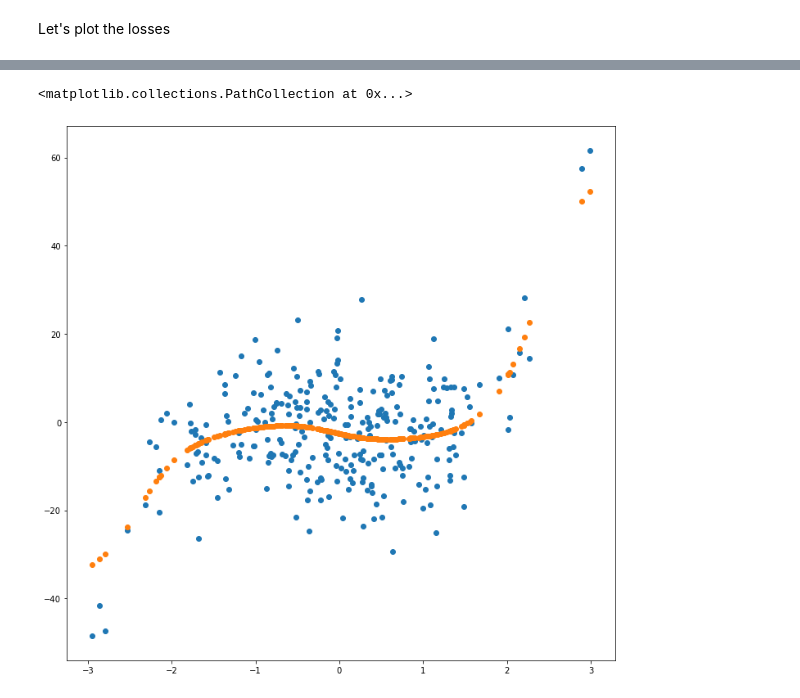
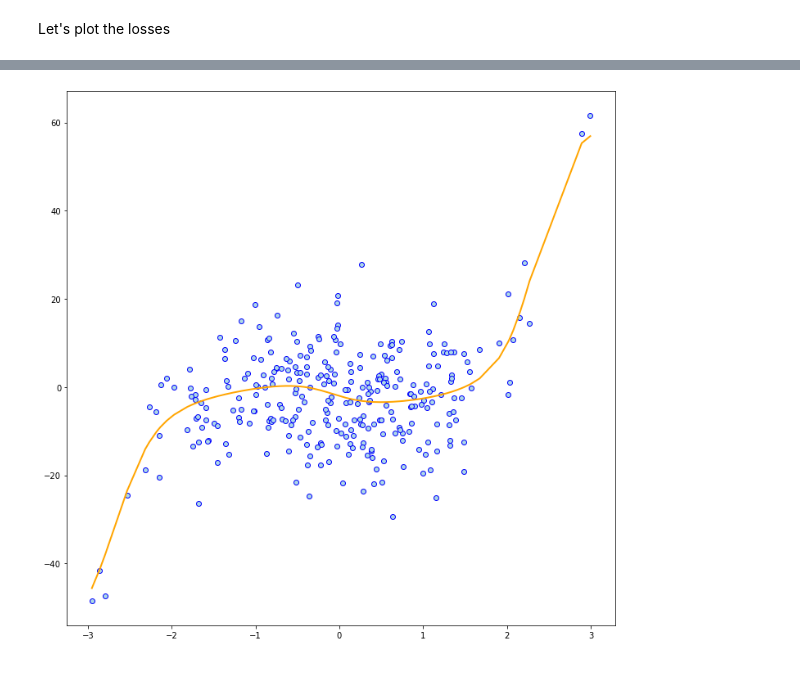
Before and after one commit to ayjabri/Regression, a Jupyter notebook: NN/NN_Regression.ipynb, the cells around one changed output, grey strips where cells are left out. Drawn from its saved outputs; the diff is of its cells as text; code cells hidden in the pictures.

```diff
--- a/NN/NN_Regression.ipynb
+++ b/NN/NN_Regression.ipynb
@@ -104,7 +99,14 @@ torch.Size([300, 1])
-# %%
-plt.figure(figsize=(12,12))
-plt.scatter(x,y)
-plt.scatter(x,y_hat)
-# %% [output]
-<matplotlib.collections.PathCollection at 0x...>
-[figure, removed]
+# %%
+# value-sort x for plottable predictions
+sort_idx = torch.argsort(x)
+y_hat= net.predict(x_train[sort_idx])
+
+
+marker_style = dict(color='blue',linestyle='None', marker='o', markersize=6, markeredgecolor='blue', markerfacecolor='lightblue')
+
+fig = plt.figure(figsize=(12,12))
+ax = fig.add_subplot(111)
+ax.plot(x,y,**marker_style)
+ax.plot(x[sort_idx],y_hat, color='orange', lw=2);
+# %% [output]
+[figure, added]
```
Also changed, not shown: parts of 7 cells of this notebook.
